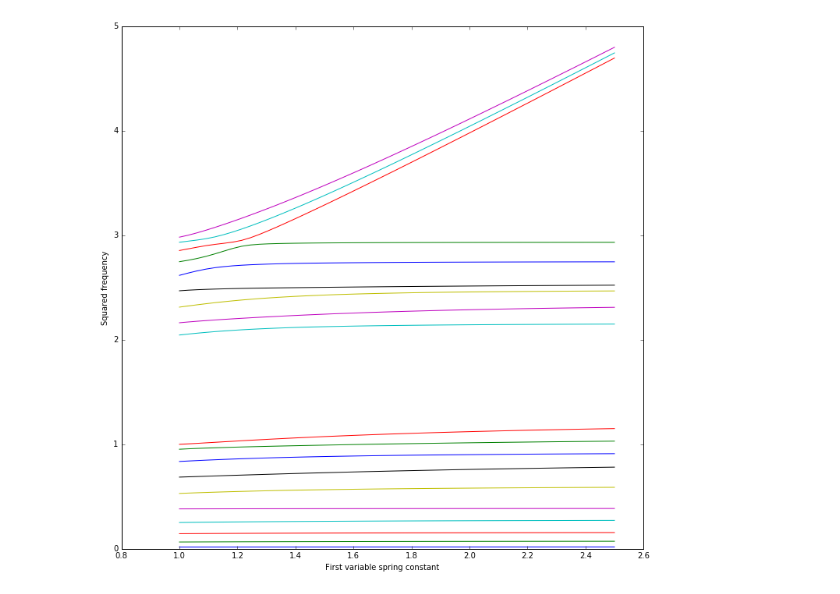
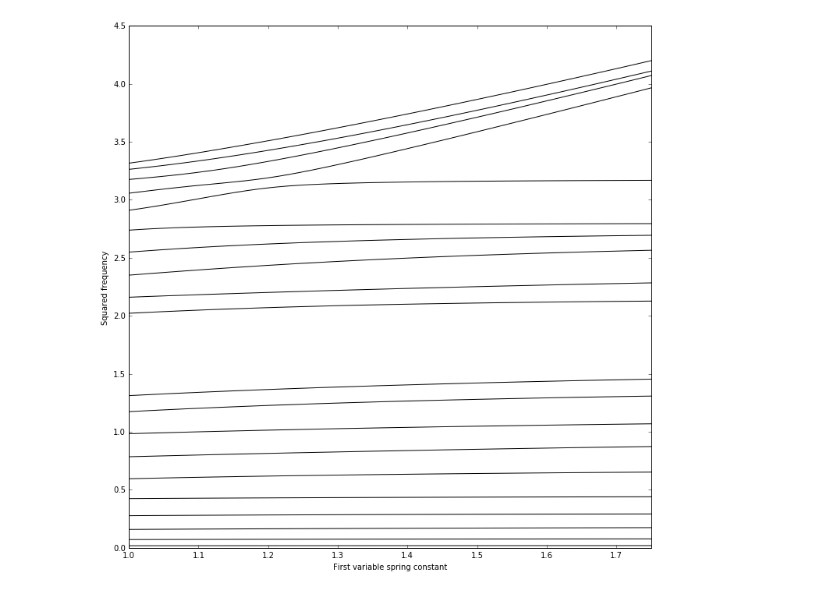
Before and after one commit to PyCav/Demos, a Jupyter notebook: Eigensystems/LinearChain.ipynb, the cells around one changed output. Cells and saved outputs as stored; diff of their text form; code cells hidden in the pictures.

```diff
--- a/Eigensystems/LinearChain.ipynb
+++ b/Eigensystems/LinearChain.ipynb
@@ -119,31 +141,32 @@ plotter(eig_freq,eig_vec)
 # %%
 def freq_evolution(k,m,k_i,k_val):
     assert(len(k_i) == len(k_val))
 
     N_k = k_val[0].shape[0]
     eig_freqs = []
 
     for i in range(N_k):
         for j in range(len(k_i)):
             k[k_i[j]] = k_val[j][i]
         eig_freq,eig_vec = eigenanalysis(k,m)
         eig_freqs.append(eig_freq)
 
     fig = plt.figure(figsize = (12,12));
     ax1 = plt.subplot(111);
+    ax1.set_xlim((k_val[0].min(),k_val[0].max()))
     ax1.set_xlabel('First variable spring constant')
     ax1.set_ylabel('Squared frequency')
-    ax1.plot(k_val[0],eig_freqs);
+    ax1.plot(k_val[0],eig_freqs,'k');
 
 
-k = np.ones(20)
-m = np.ones(19)
-m[::2] = 2.
+k = np.ones(21)
+m = np.ones(20)
+m[::2] = 1.5
 
-k_i = [2,6,9]
-k_vals = np.linspace(1.,2.5,50)
+k_i = [2,6,9,13]
+k_vals = np.linspace(1.,1.75,50)
 k_val = [k_vals,]*len(k_i)
 
 freq_evolution(k,m,k_i,k_val)
 # %% [output]
-[figure, old version]
+[figure, new version]
```
Also changed, not shown: parts of 7 cells of this notebook.
